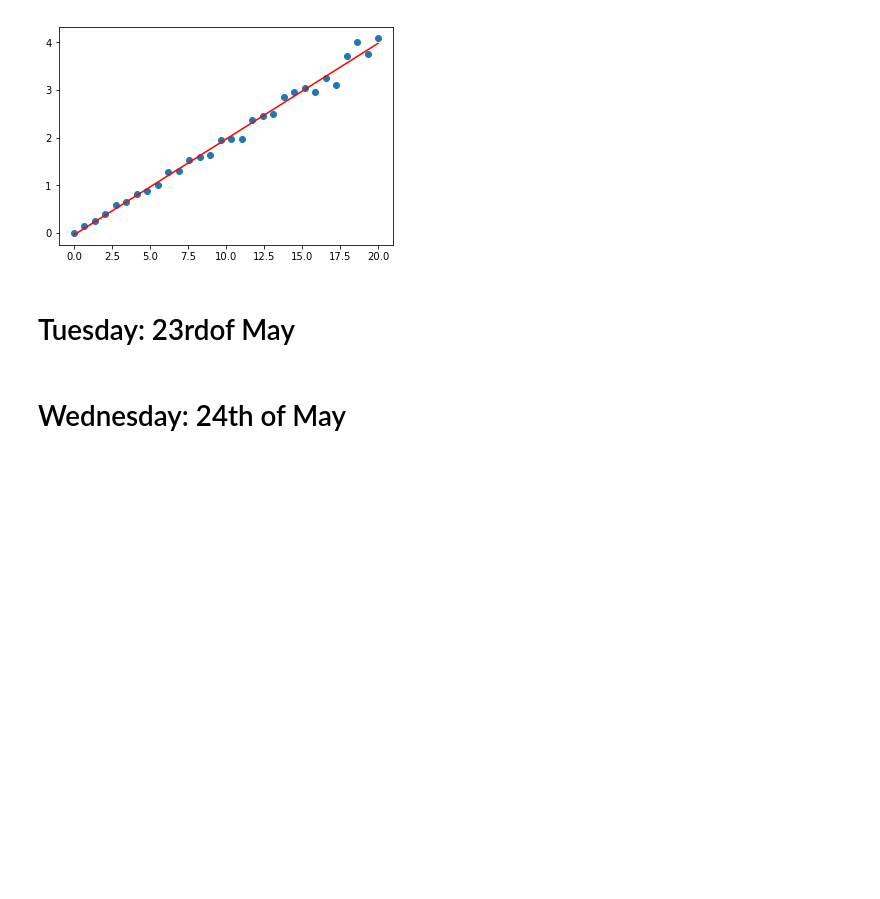
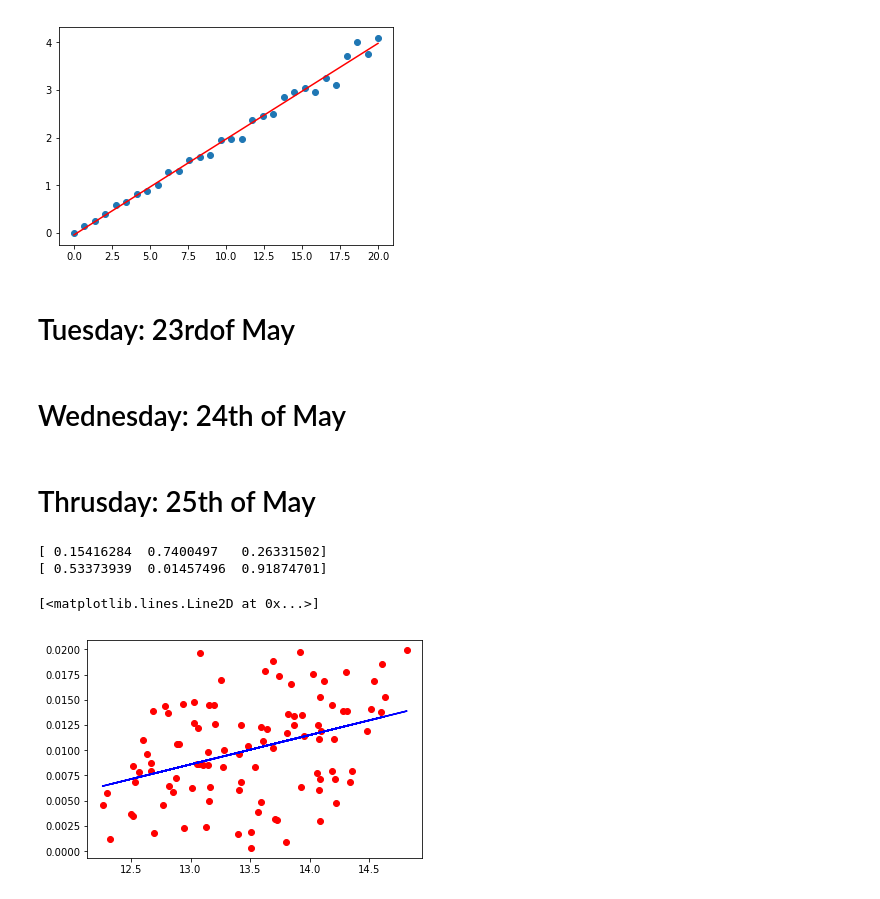
Before and after one commit to moustakas/siena-astrophysics, a Jupyter notebook: summer2017/ghadeer/jojoS2017.ipynb, the cells around one changed output. Drawn from its saved outputs; the diff is of its cells as text; code cells hidden in the pictures; blank space fills up the shorter version.

```diff
--- a/summer2017/ghadeer/jojoS2017.ipynb
+++ b/summer2017/ghadeer/jojoS2017.ipynb
@@ -43,3 +43,5 @@ plt.plot(x, x*coefficients[0] + coefficients[1], 'r')
 # I attended 30 min of Dr.Moustakas targeting discussions and it was very iteresting.
 # I got to know a bit more about DESI project
 # The whole sky is a 41,253 squared degrees and DESI will be surveying 14,000 squared degrees of the sky. why?!
+# %% [markdown]
+# Thrusday: 25th of May
@@ -45,0 +50,45 @@ plt.plot(x, x*coefficients[0] + coefficients[1], 'r')
+# %%
+seed = 12
+rand = np.random.RandomState(seed)
+print(rand.uniform(size=3))
+print(rand.uniform(size=3))
+rand?
+# %% [output]
+[ 0.15416284  0.7400497   0.26331502]
+[ 0.53373939  0.01457496  0.91874701]
+# %%
+import random
+import numpy as np
+import matplotlib.pyplot as plt
+from random import randint
+%matplotlib inline
+
+
+seed = 123
+rand  = np.random.RandomState(seed)
+log10Gas = rand.uniform(size=100)
+
+n = 100
+#log10Gas = f * totalLog10Halo
+
+
+epsilon = 0.02
+bcgMass = epsilon * log10Gas
+
+log10Halo = np.linspace(12, 14, n)
+
+leftGas = log10Gas - bcgMass
+
+totalLog10Halo = leftGas + log10Halo
+
+
+plt.plot(totalLog10Halo, bcgMass, 'ro')
+
+
+coefficients = np.polyfit(totalLog10Halo, bcgMass, 1)
+
+
+plt.plot(totalLog10Halo, totalLog10Halo*coefficients[0] + coefficients[1], 'b')
+# %% [output]
+[<matplotlib.lines.Line2D at 0x...>]
+[figure, added]
```
Also changed, not shown: parts of 6 cells of this notebook.
